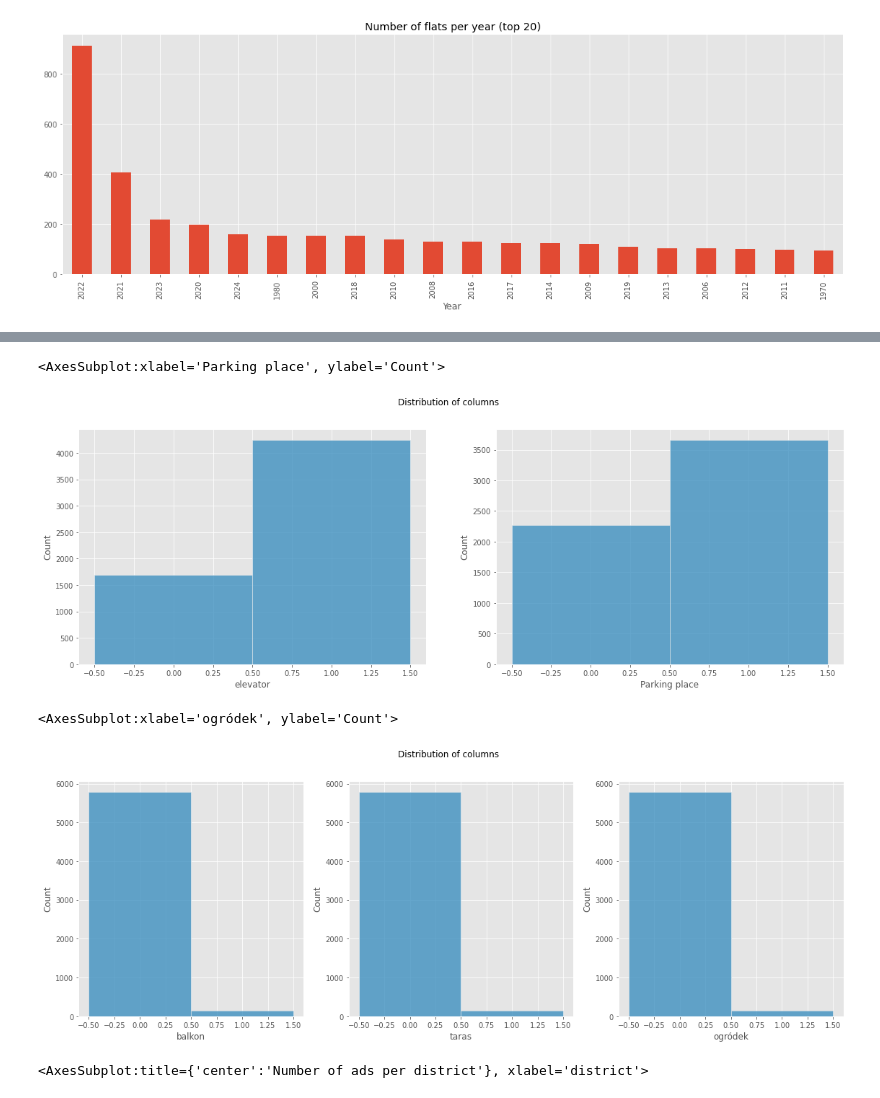
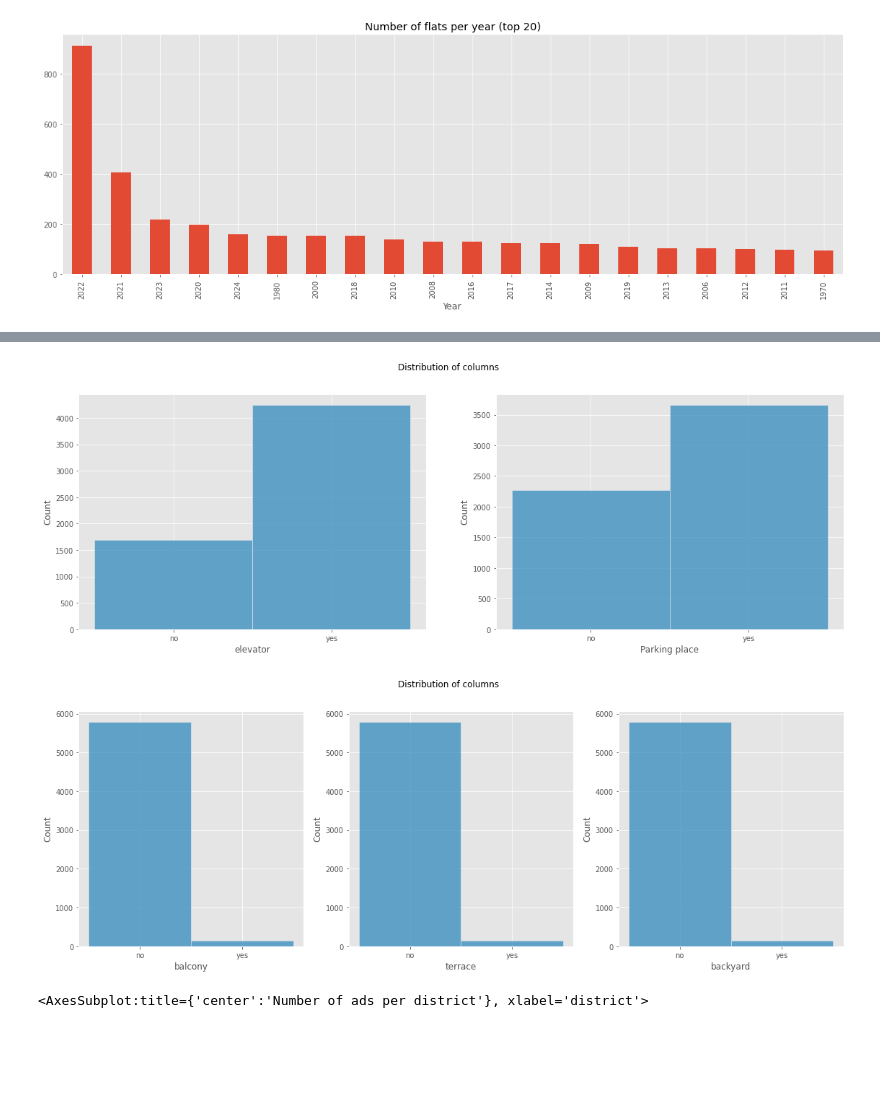
Before and after one commit to CarJung/Uni, a Jupyter notebook: Warsaw_flats/Report.ipynb, the cells around one changed output, grey strips where cells are left out. Saved outputs shown, nothing was run; the diff lists cells and outputs as text; code cells hidden in the pictures; blank space fills up the shorter version.

```diff
--- a/Warsaw_flats/Report.ipynb
+++ b/Warsaw_flats/Report.ipynb
@@ -70,22 +72,32 @@ sns.histplot(data, x ='Market', discrete=True, ax = ax[2])
 fig, ax = plt.subplots(1,2,figsize=(19,6))
 fig.suptitle('Distribution of columns')
 
-sns.histplot(data, x ='elevator', discrete=True, ax = ax[0])
-sns.histplot(data, x ='Parking place', discrete=True, ax = ax[1])
+plt.xticks([0,1]);
+sns.histplot(data, x ='elevator', discrete=True, ax = ax[0]);
+ax[0].set_xticks([0,1],['no','yes']);
+
+sns.histplot(data, x ='Parking place', discrete=True, ax = ax[1]);
+ax[1].set_xticks([0,1],['no','yes']);
 # %% [output]
-<AxesSubplot:xlabel='Parking place', ylabel='Count'>
-[figure, old version]
+[figure, new version]
 # %%
 fig, ax = plt.subplots(1,3,figsize=(19,6))
 fig.suptitle('Distribution of columns')
 
-sns.histplot(data, x ='balkon', discrete=True, ax = ax[0])
-sns.histplot(data, x ='taras', discrete=True, ax = ax[1])
+plt.xticks([0,1]);
+sns.histplot(data, x ='balkon', discrete=True, ax = ax[0]);
+ax[0].set_xlabel('balcony')
+ax[0].set_xticks([0,1],['no','yes']);
 
-sns.histplot(data, x ='ogródek', discrete=True, ax = ax[2])
+sns.histplot(data, x ='taras', discrete=True, ax = ax[1]);
+ax[1].set_xlabel('terrace')
+ax[1].set_xticks([0,1],['no','yes']);
+
+sns.histplot(data, x ='ogródek', discrete=True, ax = ax[2]);
+ax[2].set_xlabel('backyard')
+ax[2].set_xticks([0,1],['no','yes']);
 # %% [output]
-<AxesSubplot:xlabel='ogródek', ylabel='Count'>
-[figure, old version]
+[figure, new version]
 # %%
 data.groupby('district')['Price'].agg(len).sort_values(ascending=False).plot(kind='bar',figsize=(19,6),title='Number of ads per district')
 # %% [output]
```
Also changed, not shown: parts of 2 cells of this notebook.
